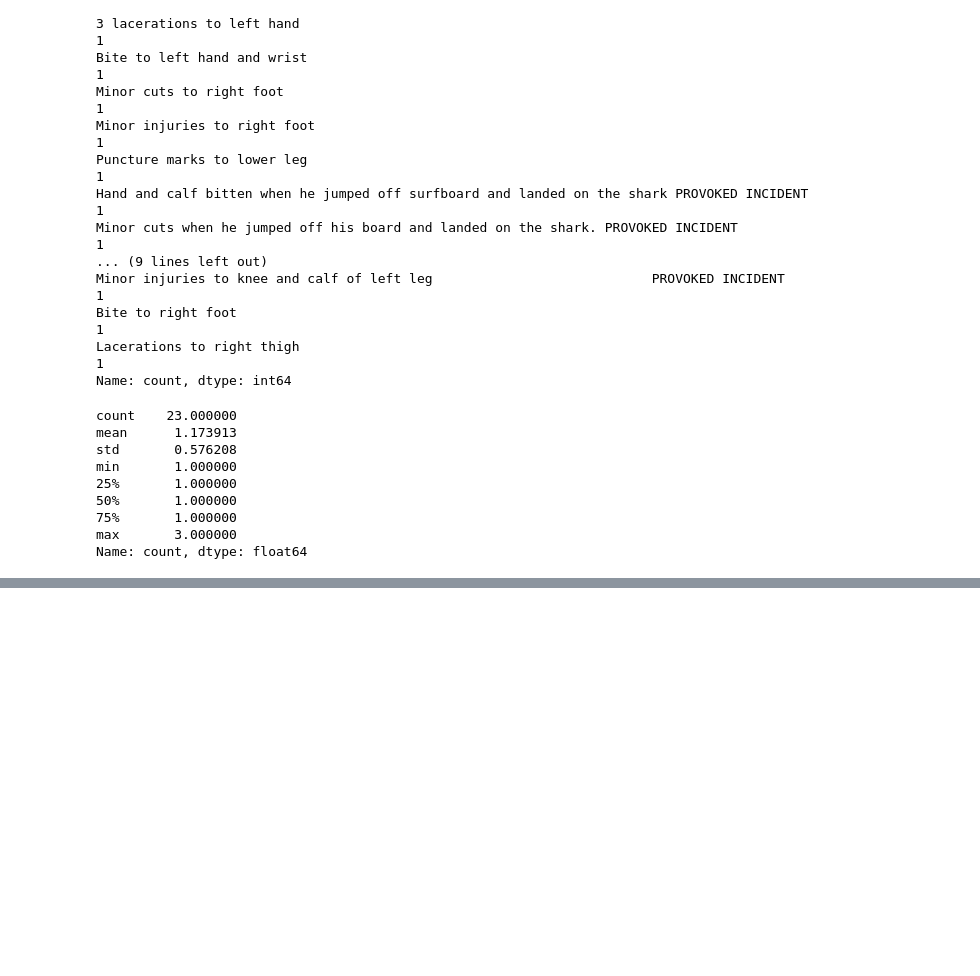
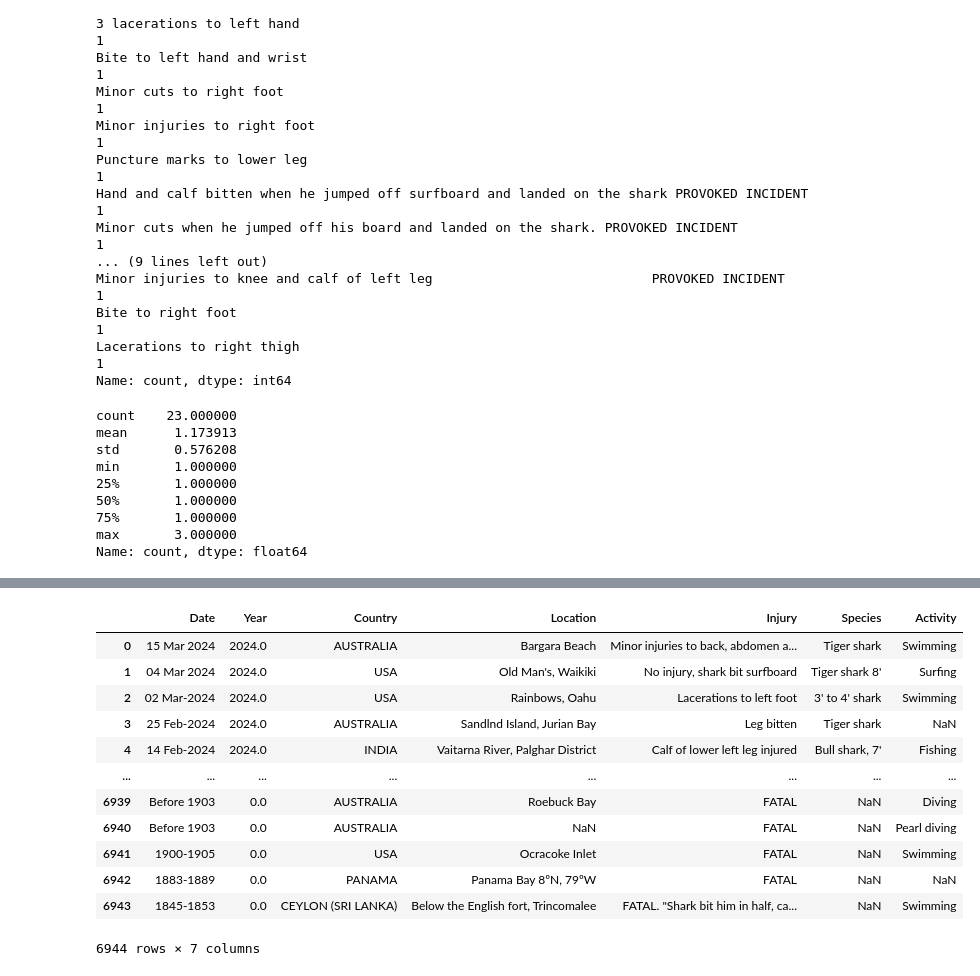
Before and after one commit to RosaEvasari/SharkAttack, a Jupyter notebook: sharkAttack.ipynb, the cells around one changed output, grey strips where cells are left out. Drawn from its saved outputs; the diff is of its cells as text; code cells hidden in the pictures; blank space fills up the shorter version.

```diff
--- a/sharkAttack.ipynb
+++ b/sharkAttack.ipynb
@@ -359,0 +445,18 @@ r
+# %%
+# clean the selected columns from NaN
+
+selected_columns.dropna(how='all')
+# %% [output]
+|  | Date | Year | Country | Location | Injury | Species | Activity |
+| 0 | 15 Mar 2024 | 2024.0 | AUSTRALIA | Bargara Beach | Minor injuries to back, abdomen a... | Tiger shark | Swimming |
+| 1 | 04 Mar 2024 | 2024.0 | USA | Old Man's, Waikiki | No injury, shark bit surfboard | Tiger shark 8' | Surfing |
+| 2 | 02 Mar-2024 | 2024.0 | USA | Rainbows, Oahu | Lacerations to left foot | 3' to 4' shark | Swimming |
+| 3 | 25 Feb-2024 | 2024.0 | AUSTRALIA | Sandlnd Island, Jurian Bay | Leg bitten | Tiger shark | NaN |
+| 4 | 14 Feb-2024 | 2024.0 | INDIA | Vaitarna River, Palghar District | Calf of lower left leg injured | Bull shark, 7' | Fishing |
+| ... | ... | ... | ... | ... | ... | ... | ... |
+| 6939 | Before 1903 | 0.0 | AUSTRALIA | Roebuck Bay | FATAL | NaN | Diving |
+| 6940 | Before 1903 | 0.0 | AUSTRALIA | NaN | FATAL | NaN | Pearl diving |
+| 6941 | 1900-1905 | 0.0 | USA | Ocracoke Inlet | FATAL | NaN | Swimming |
+| 6942 | 1883-1889 | 0.0 | PANAMA | Panama Bay 8ºN, 79ºW | FATAL | NaN | NaN |
+| 6943 | 1845-1853 | 0.0 | CEYLON (SRI LANKA) | Below the English fort, Trincomalee | FATAL. "Shark bit him in half, ca... | NaN | Swimming |
+6944 rows × 7 columns
```
Also changed, not shown: parts of 14 cells of this notebook.
